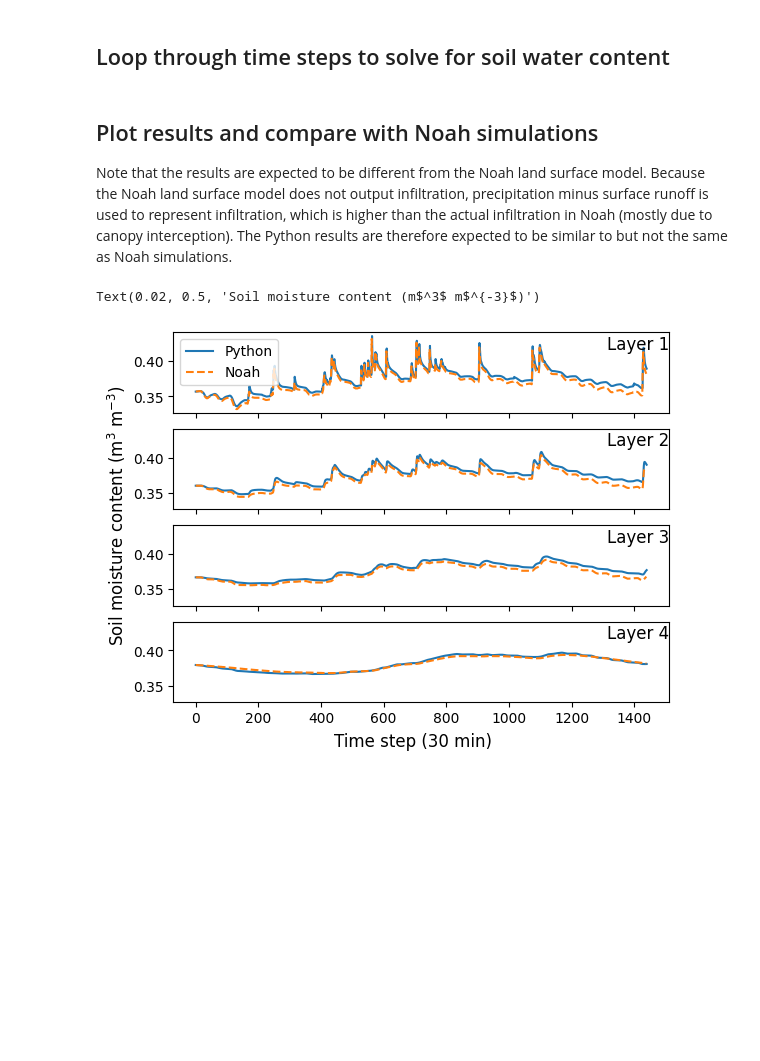
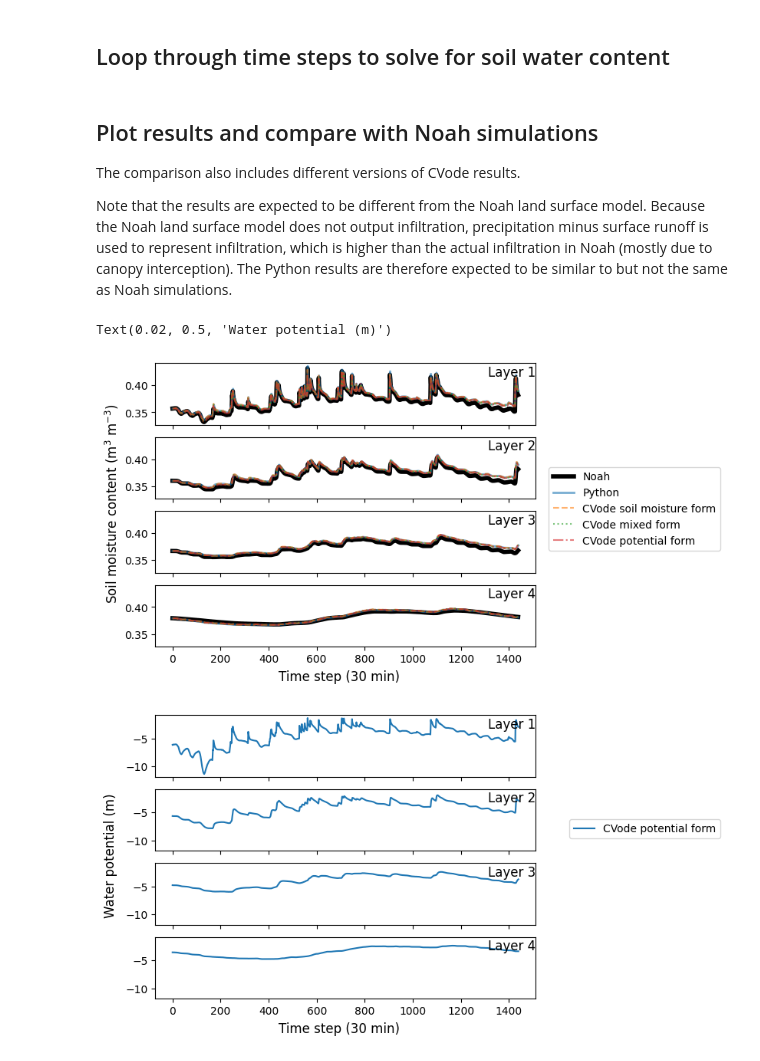
Before and after one commit to PSUmodeling/Richards-equation-CVODE-test, a Jupyter notebook: CrankNicholson.ipynb, the cells around one changed output. Drawn from its saved outputs; the diff is of its cells as text; code cells hidden in the pictures; blank space fills up the shorter version.

Commit message:
:sparkles: Add CVode results to comparison

```diff
--- a/CrankNicholson.ipynb
+++ b/CrankNicholson.ipynb
@@ -70,13 +70,13 @@ dsoil = [0.1, 0.3, 0.6, 1.0]
 # %%
 import pandas as pd
 
-df = pd.read_csv('./HYDRO.TXT',
+noah_df = pd.read_csv('./HYDRO.TXT',
     sep='\s+',
 )
 
-pddum_array = (df['PRCP'] - df['RUNOFF11']) / 1000.0 / DT   # from mm to m/s
-edir_array = df['EDIR1S'] / 1000.0 / DT
-et_array = df['ETT1S'] / 1000.0 / DT
+pddum_array = (noah_df['PRCP'] - noah_df['RUNOFF11']) / 1000.0 / DT   # from mm to m/s
+edir_array = noah_df['EDIR1S'] / 1000.0 / DT
+et_array = noah_df['ETT1S'] / 1000.0 / DT
 # %% [markdown]
 ## Functions to solve Richards equations using Crank-Nicholson scheme
 # %%
@@ -258,36 +258,88 @@ for k in range(len(pddum_array)):
     swc.append(sstep(swc[-1], ai, bi, ci, rhstt))
 # %% [markdown]
 ## Plot results and compare with Noah simulations
+
+The comparison also includes different versions of CVode results.
+
 Note that the results are expected to be different from the Noah land surface model.
 Because the Noah land surface model does not output infiltration, precipitation minus surface runoff is used to represent infiltration, which is higher than the actual infiltration in Noah (mostly due to canopy interception).
 The Python results are therefore expected to be similar to but not the same as Noah simulations.
 # %%
 import matplotlib.pyplot as plt
 import numpy as np
 
-swc = np.array(swc)
+df = pd.read_csv(
+    'cycles.txt',
+)
+mixed_df = pd.read_csv(
+    'cycles.mixed.txt',
+)
+moisture_df = pd.read_csv(
+    'cycles.moisture.txt',
+)
 fig, axs = plt.subplots(
     4, 1,
     sharex=True,
     sharey=True,
 )
 for k in range(len(zsoil)):
-    _line, = axs[k].plot(
-        swc[:, k],
+    axs[k].plot(
+        noah_df[f'SH2O{k+1}'],
+        color='k',
+        lw=4,
+        label='Noah',
+    )
+    axs[k].plot(
+        np.array(swc)[:, k],
+        lw=2,
+        alpha=0.6,
         label=f'Python')
     axs[k].plot(
-        df[f'SH2O{k+1}'],
-        '--',
-        label='Noah',
+        moisture_df[f'smc{k}'],
+        ls='--',
+        alpha=0.6,
+        label='CVode soil moisture form',
+    )
+    axs[k].plot(
+        mixed_df[f'smc{k}'],
+        alpha=0.6,
+        ls='dotted',
+        label='CVode mixed form',
+    )
+    axs[k].plot(
+        df[f'smc{k}'],
+        ls='dashdot',
+        alpha=0.6,
+        label='CVode potential form',
     )
     axs[k].set_title(
         f'Layer {k+1}',
         loc='right',
         y=1.0, pad=-12
     )
-axs[0].legend()
+plt.legend(bbox_to_anchor=(1.5, 3))
 fig.supxlabel('Time step (30 min)')
 fig.supylabel('Soil moisture content (m$^3$ m$^{-3}$)')
+
+fig, axs = plt.subplots(
+    4, 1,
+    sharex=True,
+    sharey=True,
+)
+for k in range(len(zsoil)):
+    axs[k].plot(
+        df[f'psi{k}'],
+        label='CVode potential form',
+    )
+    axs[k].set_title(
+        f'Layer {k+1}',
+        loc='right',
+        y=1.0, pad=-12
+    )
+plt.legend(bbox_to_anchor=(1.5, 3))
+fig.supxlabel('Time step (30 min)')
+fig.supylabel('Water potential (m)')
 # %% [output]
-Text(0.02, 0.5, 'Soil moisture content (m$^3$ m$^{-3}$)')
+Text(0.02, 0.5, 'Water potential (m)')
-[figure, old version]
+[figure, new version]
+[figure, added]
```
Also changed, not shown: parts of 1 cell of this notebook.
